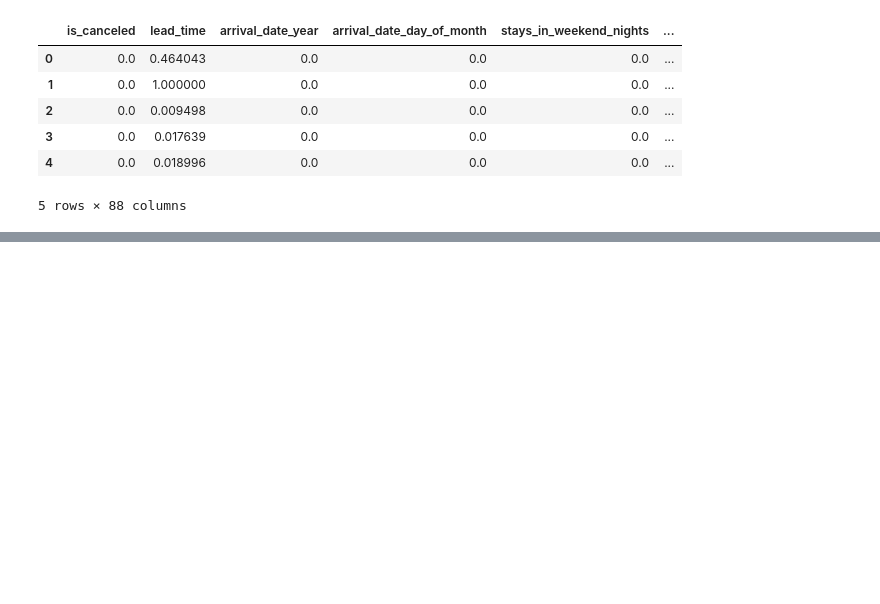
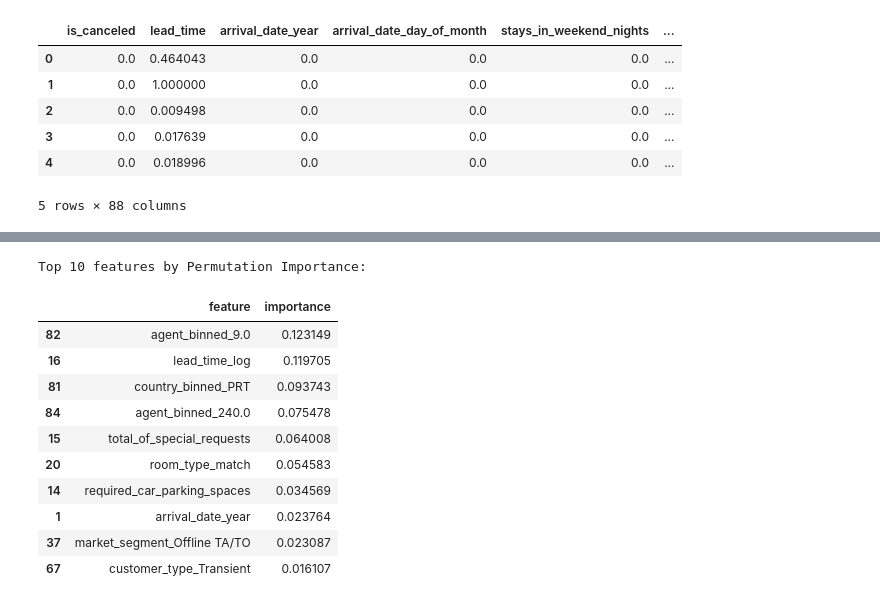
Before and after one commit to pakkei1212/SMU_AML_PROJ, a Jupyter notebook: Hotel_LogisticRegression.ipynb, the cells around one changed output, grey strips where cells are left out. Cells and saved outputs as stored; diff of their text form; code cells hidden in the pictures; blank space fills up the shorter version.

```diff
--- a/Hotel_LogisticRegression.ipynb
+++ b/Hotel_LogisticRegression.ipynb
@@ -218,0 +271,15 @@ print(model.best_params)
+# %%
+model.get_top_k_features(X_test, y_test, method='permutation', k=10)
+# %% [output]
+Top 10 features by Permutation Importance:
+|  | feature | importance |
+| 82 | agent_binned_9.0 | 0.123149 |
+| 16 | lead_time_log | 0.119705 |
+| 81 | country_binned_PRT | 0.093743 |
+| 84 | agent_binned_240.0 | 0.075478 |
+| 15 | total_of_special_requests | 0.064008 |
+| 20 | room_type_match | 0.054583 |
+| 14 | required_car_parking_spaces | 0.034569 |
+| 1 | arrival_date_year | 0.023764 |
+| 37 | market_segment_Offline TA/TO | 0.023087 |
+| 67 | customer_type_Transient | 0.016107 |
```
Also changed, not shown: parts of 4 cells of this notebook.
